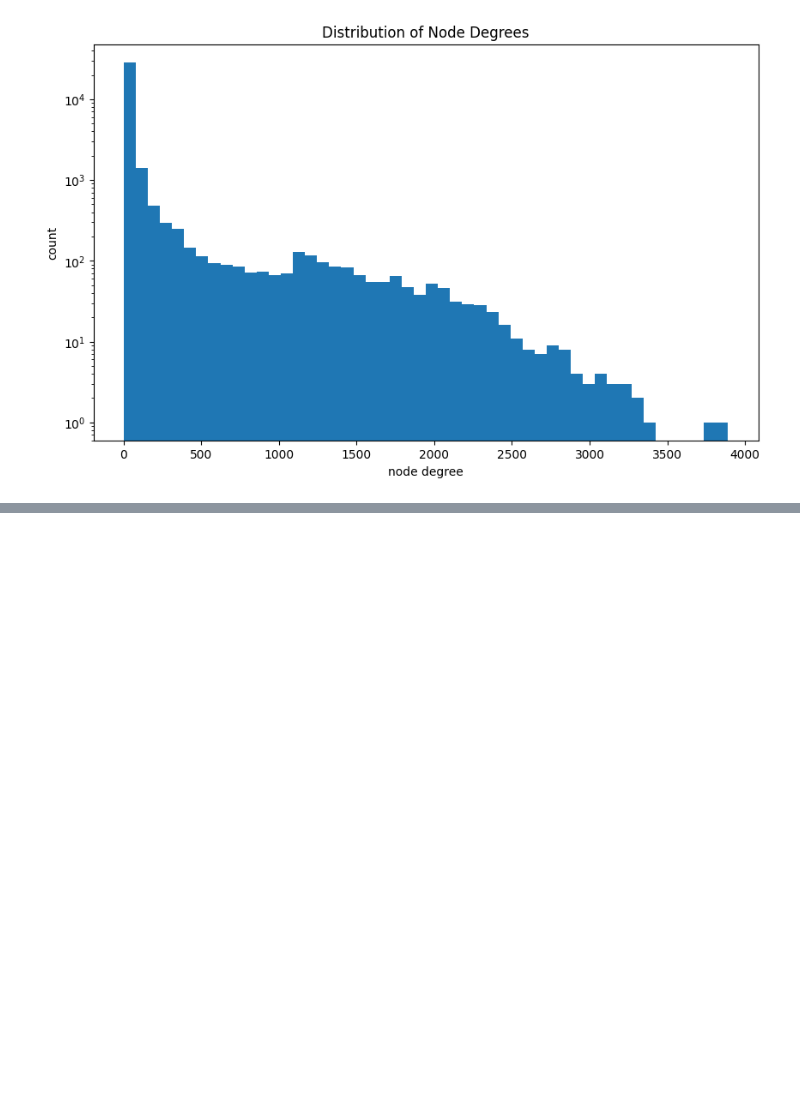
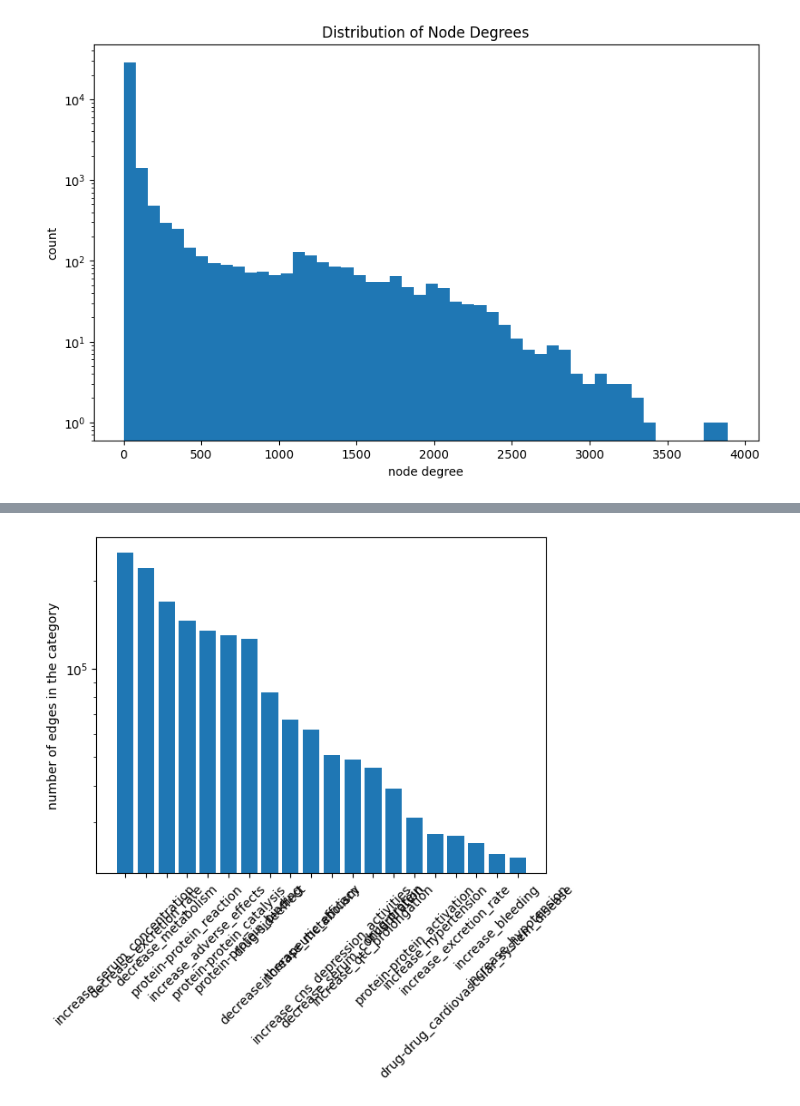
Before and after one commit to marketakrenkova/drug-interaction-prediction, a Jupyter notebook: data_processing/analysis.ipynb, the cells around one changed output, grey strips where cells are left out. Drawn from its saved outputs; the diff is of its cells as text; code cells hidden in the pictures; blank space fills up the shorter version.

```diff
--- a/data_processing/analysis.ipynb
+++ b/data_processing/analysis.ipynb
@@ -334,0 +394,7 @@ plt.show()
+# %%
+# edge type distribution
+edge_types_grouped = data_df.groupby(by=['relation']).count()
+edge_types_grouped = edge_types_grouped.drop(columns=['tail'])
+edge_types_grouped.columns = ['count']
+edge_types_grouped = edge_types_grouped.sort_values(by='count', ascending=False)
+edge_types_grouped
@@ -334,0 +416,11 @@ plt.show()
+# %%
+counts = list(edge_types_grouped['count'].values)[:20]
+edge_types = list(edge_types_grouped.index)[:20]
+
+plt.bar(edge_types, counts)
+plt.xticks(rotation = 45)
+plt.yscale('log')
+plt.ylabel('number of edges in the category')
+plt.show()
+# %% [output]
+[figure, added]
```
Also changed, not shown: parts of 10 cells of this notebook, 3 other files.
